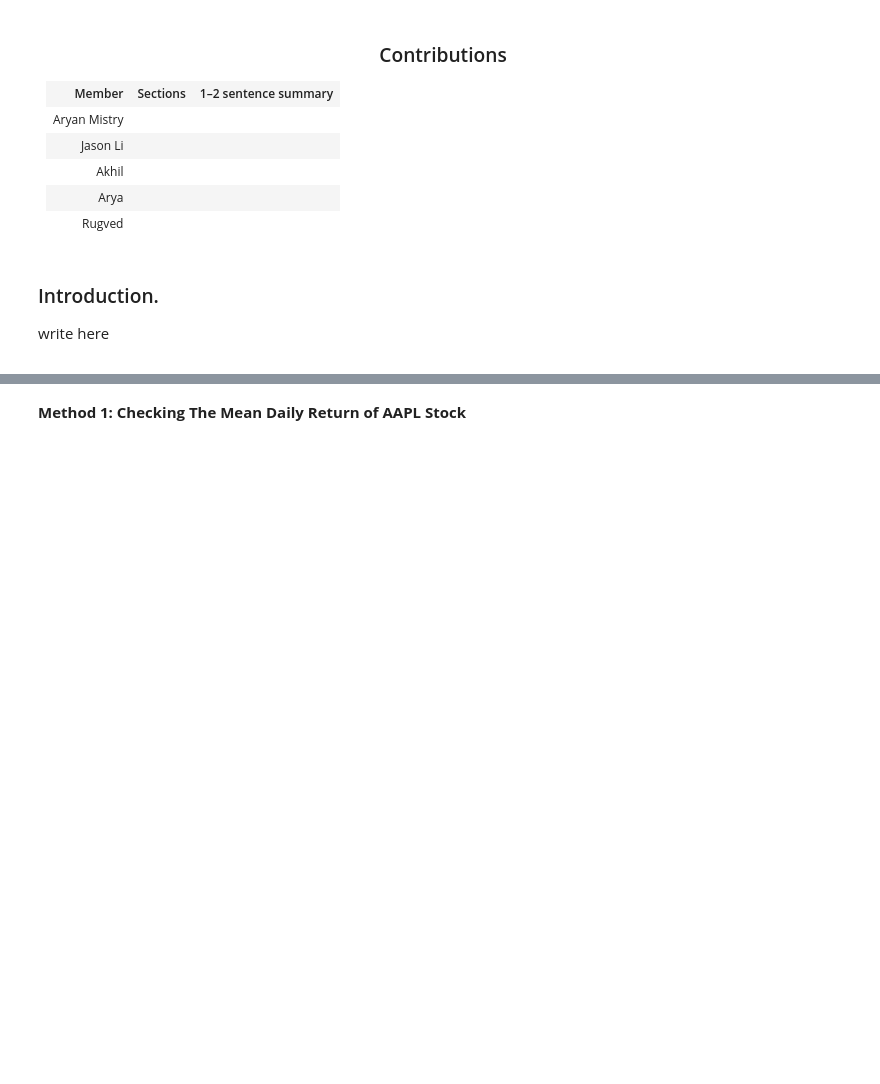
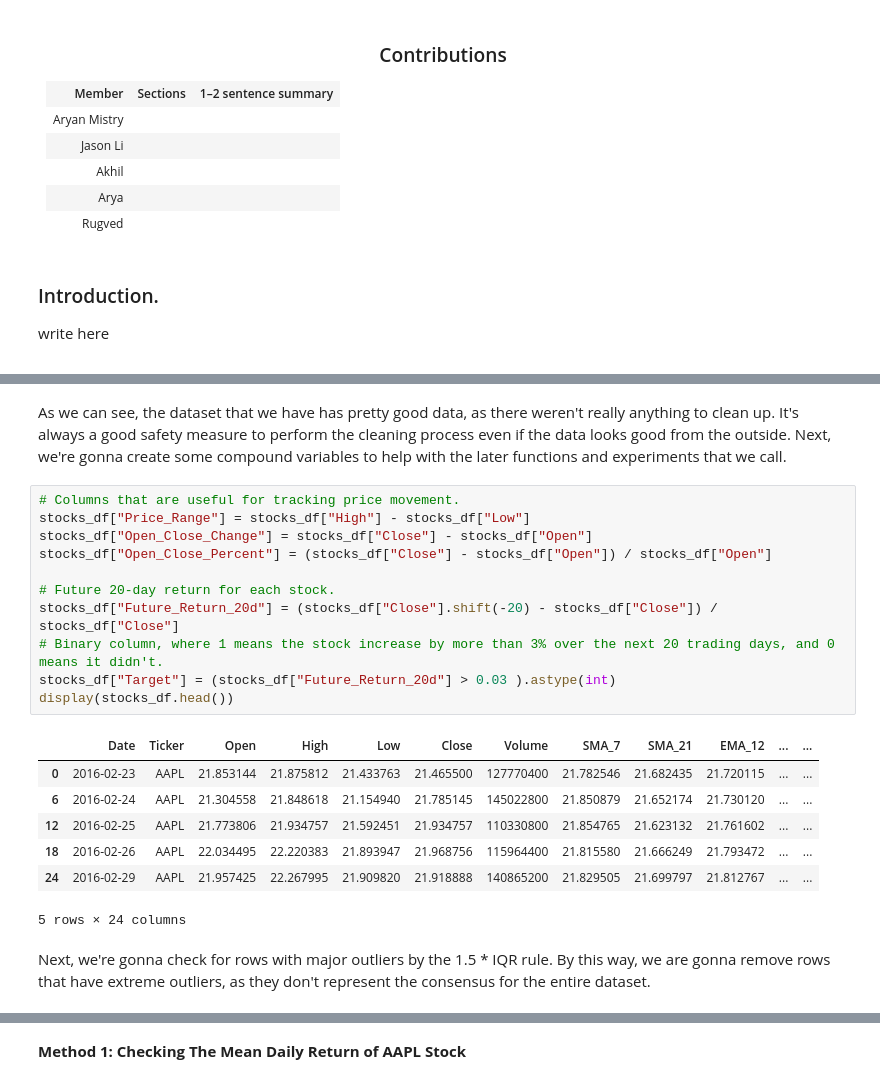
Before and after one commit to jli433/CMSC320_Final_Project, a Jupyter notebook: data.ipynb, the cells around one changed output, grey strips where cells are left out. Saved outputs shown, nothing was run; the diff lists cells and outputs as text; blank space fills up the shorter version.

```diff
--- a/data.ipynb
+++ b/data.ipynb
@@ -93,0 +178,23 @@ None
+# %% [markdown]
+As we can see, the dataset that we have has pretty good data, as there weren't really anything to clean up. It's always a good safety measure to perform the cleaning process even if the data looks good from the outside. Next, we're gonna create some compound variables to help with the later functions and experiments that we call.
+# %%
+# Columns that are useful for tracking price movement.
+stocks_df["Price_Range"] = stocks_df["High"] - stocks_df["Low"]
+stocks_df["Open_Close_Change"] = stocks_df["Close"] - stocks_df["Open"]
+stocks_df["Open_Close_Percent"] = (stocks_df["Close"] - stocks_df["Open"]) / stocks_df["Open"]
+
+# Future 20-day return for each stock.
+stocks_df["Future_Return_20d"] = (stocks_df["Close"].shift(-20) - stocks_df["Close"]) / stocks_df["Close"]
+# Binary column, where 1 means the stock increase by more than 3% over the next 20 trading days, and 0 means it didn't.
+stocks_df["Target"] = (stocks_df["Future_Return_20d"] > 0.03 ).astype(int)
+display(stocks_df.head())
+# %% [output]
+|  | Date | Ticker | Open | High | Low | Close | Volume | SMA_7 | SMA_21 | EMA_12 | ... | ... |
+| 0 | 2016-02-23 | AAPL | 21.853144 | 21.875812 | 21.433763 | 21.465500 | 127770400 | 21.782546 | 21.682435 | 21.720115 | ... | ... |
+| 6 | 2016-02-24 | AAPL | 21.304558 | 21.848618 | 21.154940 | 21.785145 | 145022800 | 21.850879 | 21.652174 | 21.730120 | ... | ... |
+| 12 | 2016-02-25 | AAPL | 21.773806 | 21.934757 | 21.592451 | 21.934757 | 110330800 | 21.854765 | 21.623132 | 21.761602 | ... | ... |
+| 18 | 2016-02-26 | AAPL | 22.034495 | 22.220383 | 21.893947 | 21.968756 | 115964400 | 21.815580 | 21.666249 | 21.793472 | ... | ... |
+| 24 | 2016-02-29 | AAPL | 21.957425 | 22.267995 | 21.909820 | 21.918888 | 140865200 | 21.829505 | 21.699797 | 21.812767 | ... | ... |
+5 rows × 24 columns
+# %% [markdown]
+Next, we're gonna check for rows with major outliers by the 1.5 * IQR rule. By this way, we are gonna remove rows that have extreme outliers, as they don't represent the consensus for the entire dataset.
```
Also changed, not shown: parts of 20 cells of this notebook, 1 other file.
